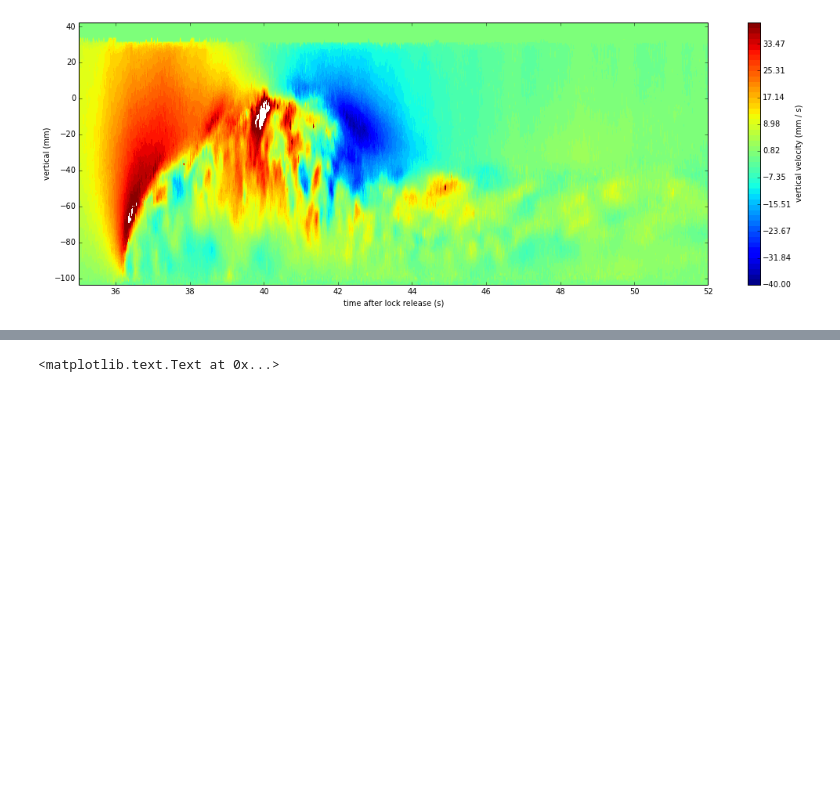
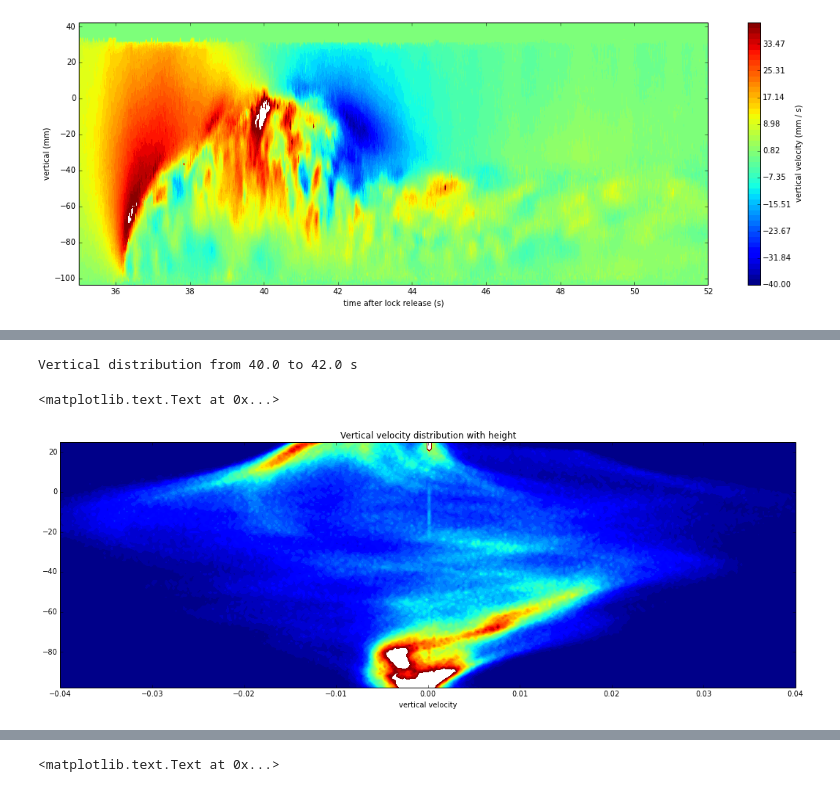
Before and after one commit to aaren/notebooks, a Jupyter notebook: piv_data_demo.ipynb, the cells around one changed output, grey strips where cells are left out. Cells and saved outputs as stored; diff of their text form; code cells hidden in the pictures; blank space fills up the shorter version.

```diff
--- a/piv_data_demo.ipynb
+++ b/piv_data_demo.ipynb
@@ -80,0 +74,9 @@ TypeError: Length of y must be number of rows in z.
+# %%
+plot_distribution(r.w, 1000, 1200, (-0.04, 0.04))
+
+xlabel('vertical velocity')
+title('Vertical velocity distribution with height')
+# %% [output]
+Vertical distribution from 40.0 to 42.0 s
+<matplotlib.text.Text at 0x...>
+[figure, added]
```
Also changed, not shown: parts of 5 cells of this notebook.
